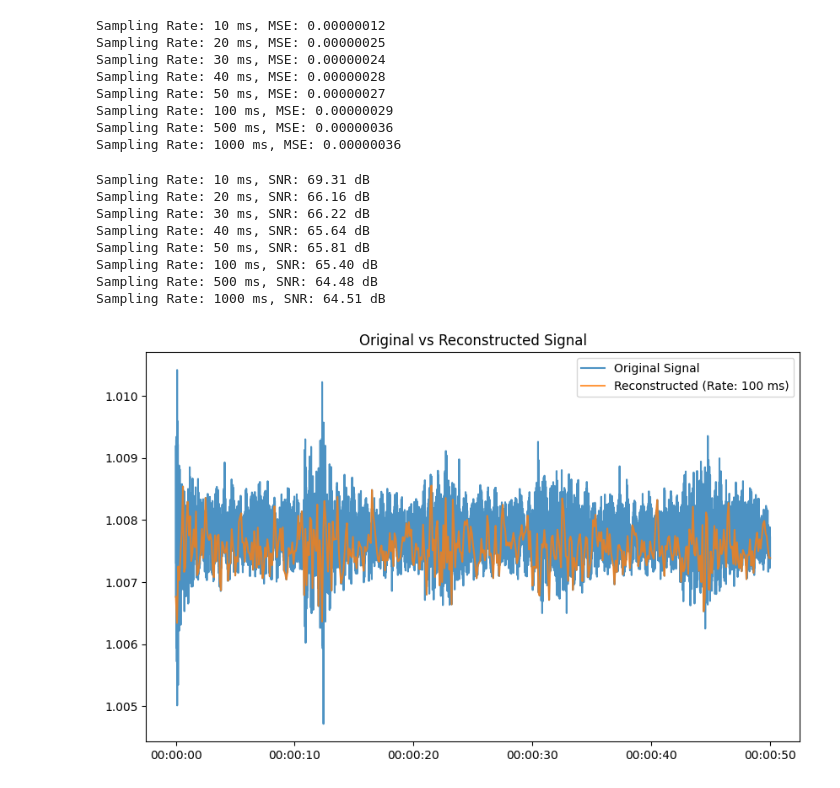
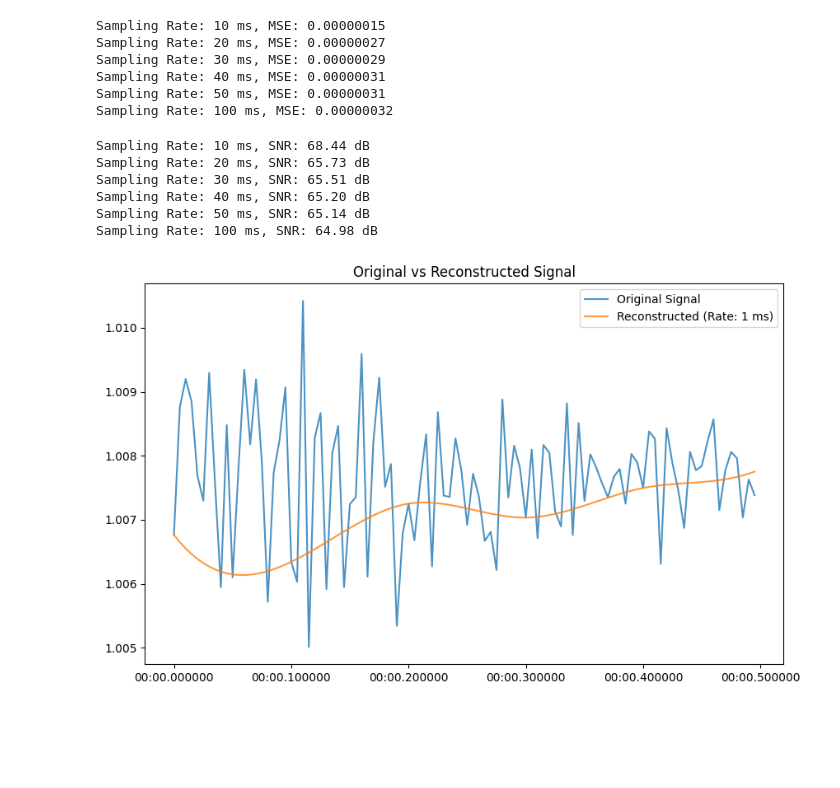
Before and after one commit to Thomas-Lohith/industry_time_series, a Jupyter notebook: MSE_downsampling_rates.ipynb, the cells around one changed output. Saved outputs shown, nothing was run; the diff lists cells and outputs as text; code cells hidden in the pictures; blank space fills up the shorter version.

```diff
--- a/MSE_downsampling_rates.ipynb
+++ b/MSE_downsampling_rates.ipynb
@@ -44,7 +44,7 @@ for rate_ms in sampling_rates_ms:
     downsampled_values = original_values[::rate_ms // 5]
 
     # Interpolate the downsampled signal back to the original time resolution
-    interpolator = interp1d(downsampled_time.astype(np.int64), downsampled_values, kind='linear', fill_value="extrapolate")
+    interpolator = interp1d(downsampled_time.astype(np.int64), downsampled_values, kind='cubic', fill_value="extrapolate")
     interpolated_values = interpolator(original_time.astype(np.int64))
 
     # Calculate Mean Square Error (MSE)
@@ -81,11 +81,9 @@ nmse_values = [mse / variance for mse in mse_values]
 for rate, mse in zip(sampling_rates_ms, mse_values):
     print(f"Sampling Rate: {rate} ms, MSE: {mse:.8f}")
 # %% [output]
-Sampling Rate: 10 ms, MSE: 0.00000012
-Sampling Rate: 20 ms, MSE: 0.00000025
-Sampling Rate: 30 ms, MSE: 0.00000024
-Sampling Rate: 40 ms, MSE: 0.00000028
-Sampling Rate: 50 ms, MSE: 0.00000027
-Sampling Rate: 100 ms, MSE: 0.00000029
-Sampling Rate: 500 ms, MSE: 0.00000036
-Sampling Rate: 1000 ms, MSE: 0.00000036
+Sampling Rate: 10 ms, MSE: 0.00000015
+Sampling Rate: 20 ms, MSE: 0.00000027
+Sampling Rate: 30 ms, MSE: 0.00000029
+Sampling Rate: 40 ms, MSE: 0.00000031
+Sampling Rate: 50 ms, MSE: 0.00000031
+Sampling Rate: 100 ms, MSE: 0.00000032
@@ -98,25 +103,23 @@ snr_values = [10 * np.log10(signal_power / mse) for mse in mse_values]
 for rate, snr in zip(sampling_rates_ms, snr_values):
     print(f"Sampling Rate: {rate} ms, SNR: {snr:.2f} dB")
 # %% [output]
-Sampling Rate: 10 ms, SNR: 69.31 dB
-Sampling Rate: 20 ms, SNR: 66.16 dB
-Sampling Rate: 30 ms, SNR: 66.22 dB
-Sampling Rate: 40 ms, SNR: 65.64 dB
-Sampling Rate: 50 ms, SNR: 65.81 dB
-Sampling Rate: 100 ms, SNR: 65.40 dB
-Sampling Rate: 500 ms, SNR: 64.48 dB
-Sampling Rate: 1000 ms, SNR: 64.51 dB
+Sampling Rate: 10 ms, SNR: 68.44 dB
+Sampling Rate: 20 ms, SNR: 65.73 dB
+Sampling Rate: 30 ms, SNR: 65.51 dB
+Sampling Rate: 40 ms, SNR: 65.20 dB
+Sampling Rate: 50 ms, SNR: 65.14 dB
+Sampling Rate: 100 ms, SNR: 64.98 dB
 # %%
-rate_to_visualize = 100
+rate_to_visualize = 1
 
 plt.figure(figsize=(10, 6))
-plt.plot(original_time[:10000], original_values[:10000], label='Original Signal', alpha=0.8)
-plt.plot(original_time[:10000], interpolated_values[:10000], label=f'Reconstructed (Rate: {rate_to_visualize} ms)', alpha=0.8)
+plt.plot(original_time[:100], original_values[:100], label='Original Signal', alpha=0.8)
+plt.plot(original_time[:100], interpolated_values[:100], label=f'Reconstructed (Rate: {rate_to_visualize} ms)', alpha=0.8)
 plt.title("Original vs Reconstructed Signal")
 plt.legend()
 plt.show()
 # %% [output]
-[figure, old version]
+[figure, new version]
 # %%
 from scipy.fft import fft, ifft
 # %%
```
Also changed, not shown: parts of 8 cells of this notebook, 13 other files.
